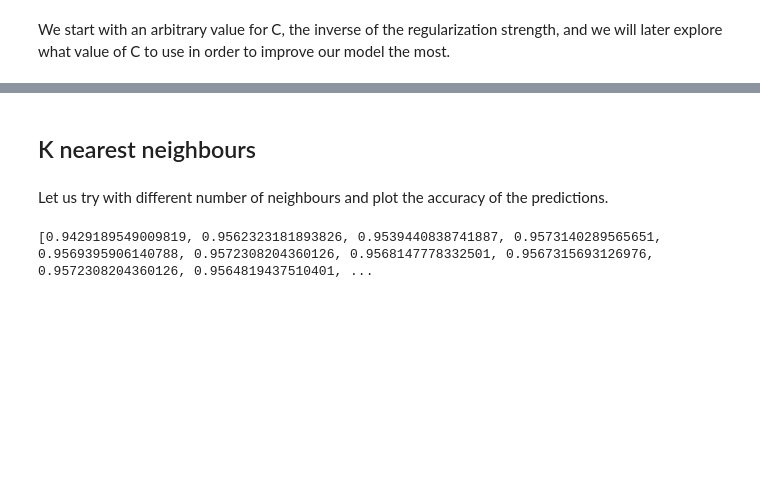
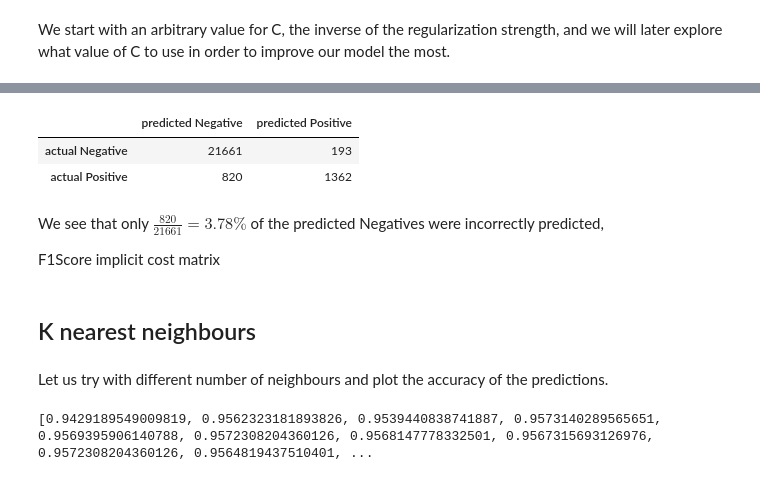
Before and after one commit to flaviagrasso/CSE204_Project, a Jupyter notebook: MachineLearningProject/MACHINE LEARNING PROJECT.ipynb, the cells around one changed output, grey strips where cells are left out. Drawn from its saved outputs; the diff is of its cells as text; code cells hidden in the pictures; blank space fills up the shorter version.

Commit message:
confusion matrix

```diff
--- a/MachineLearningProject/MACHINE LEARNING PROJECT.ipynb
+++ b/MachineLearningProject/MACHINE LEARNING PROJECT.ipynb
@@ -154,3 +189,20 @@ accuracy_score(Y_test, y_pred)
+# %%
+def confusion(y_test: np.array, y_pred: np.array, labels):
+    matrix = confusion_matrix(y_test, y_pred)
+    df = pd.DataFrame(matrix,columns=['predicted '+i for i in labels], index=['actual '+i for i in labels])
+    df.style.set_properties(**{'width':'6em', 'text-align':'center'}).set_table_styles([dict(selector="th", props=[('text-align', 'center')])])
+    return df
+
+conf = confusion(Y_test, y_pred, labels=['Negative', 'Positive'])
+conf
+# %% [output]
+|  | predicted Negative | predicted Positive |
+| actual Negative | 21661 | 193 |
+| actual Positive | 820 | 1362 |
+# %% [markdown]
+We see that only $\frac{820}{21661} = 3.78\%$ of the predicted Negatives were incorrectly predicted,
+
+F1Score implicit cost matrix
 # %% [markdown]
 ## K nearest neighbours
 # %%
```
Also changed, not shown: parts of 6 cells of this notebook.
